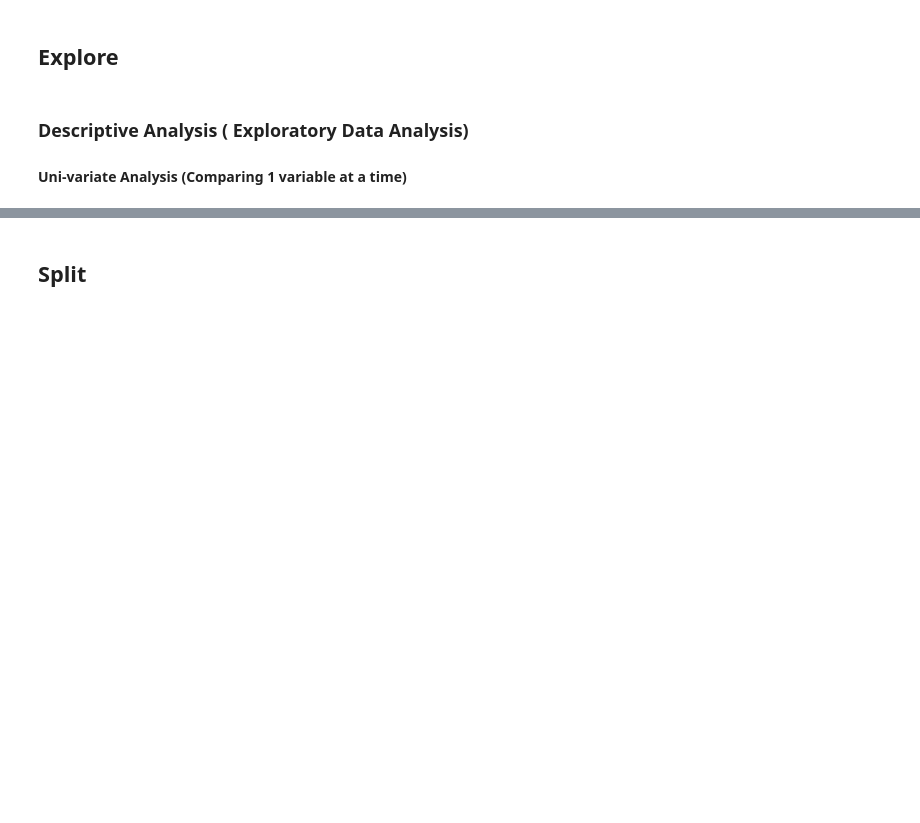
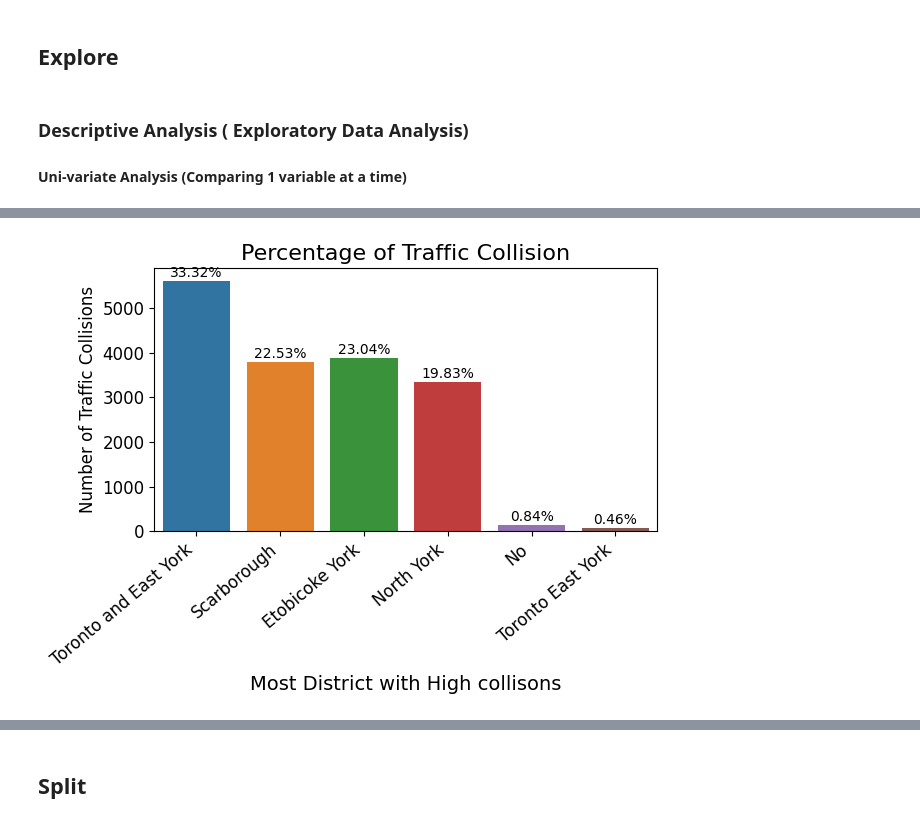
Before and after one commit to KingSolDot/Traffic_Collision_Outcome_Prediciton, a Jupyter notebook: traffic_collision_outcome_prediction.ipynb, the cells around one changed output, grey strips where cells are left out. Saved outputs shown, nothing was run; the diff lists cells and outputs as text; code cells hidden in the pictures; blank space fills up the shorter version.

```diff
--- a/traffic_collision_outcome_prediction.ipynb
+++ b/traffic_collision_outcome_prediction.ipynb
@@ -123,0 +129,4 @@ conut_feature(df['ACCLASS'], 'level of outcome')
+# %%
+conut_feature(df['DISTRICT'], 'Most District with High collisons',)
+# %% [output]
+[figure, added]
```
Also changed, not shown: parts of 28 cells of this notebook.
